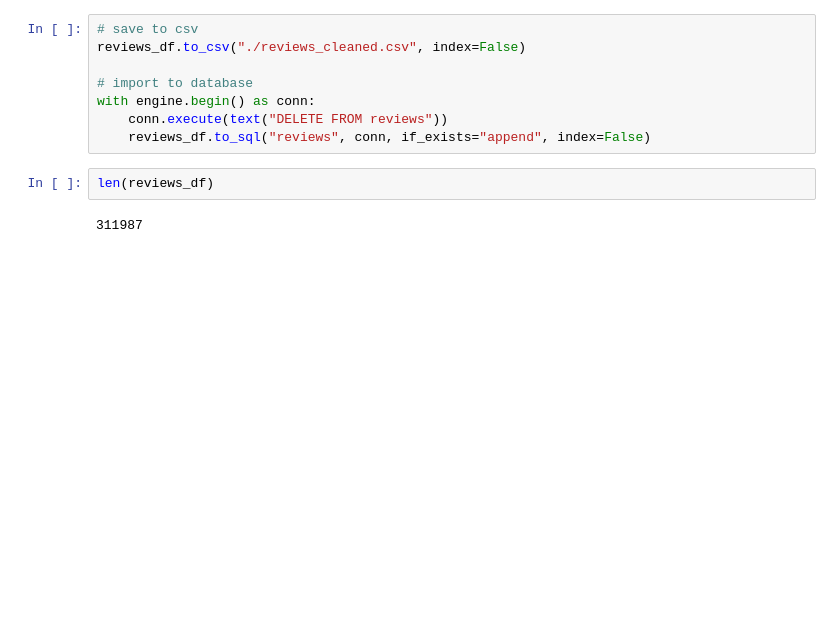
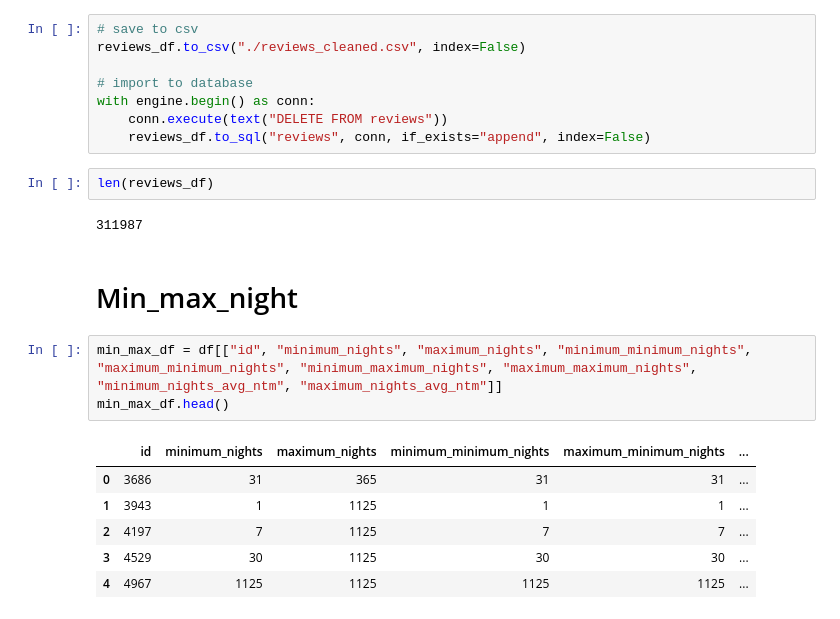
Before and after one commit to johbry17/DC-AirBnB-SQL-Database, a Jupyter notebook: cleaned_data/v1.0/data_cleaning_v1.0.ipynb, the cells around one changed output. Cells and saved outputs as stored; diff of their text form; blank space fills up the shorter version.

Commit message:
Add min_max_night entity to v1.0 db

```diff
--- a/cleaned_data/v1.0/data_cleaning_v1.0.ipynb
+++ b/cleaned_data/v1.0/data_cleaning_v1.0.ipynb
@@ -753,3 +753,15 @@ with engine.begin() as conn:
 len(reviews_df)
 # %% [output]
 311987
+# %% [markdown]
+<h1>Min_max_night
+# %%
+min_max_df = df[["id", "minimum_nights", "maximum_nights", "minimum_minimum_nights", "maximum_minimum_nights", "minimum_maximum_nights", "maximum_maximum_nights", "minimum_nights_avg_ntm", "maximum_nights_avg_ntm"]]
+min_max_df.head()
+# %% [output]
+|  | id | minimum_nights | maximum_nights | minimum_minimum_nights | maximum_minimum_nights | ... |
+| 0 | 3686 | 31 | 365 | 31 | 31 | ... |
+| 1 | 3943 | 1 | 1125 | 1 | 1 | ... |
+| 2 | 4197 | 7 | 1125 | 7 | 7 | ... |
+| 3 | 4529 | 30 | 1125 | 30 | 30 | ... |
+| 4 | 4967 | 1125 | 1125 | 1125 | 1125 | ... |
```
Also changed, not shown: parts of 4 cells of this notebook, 1 other file.
